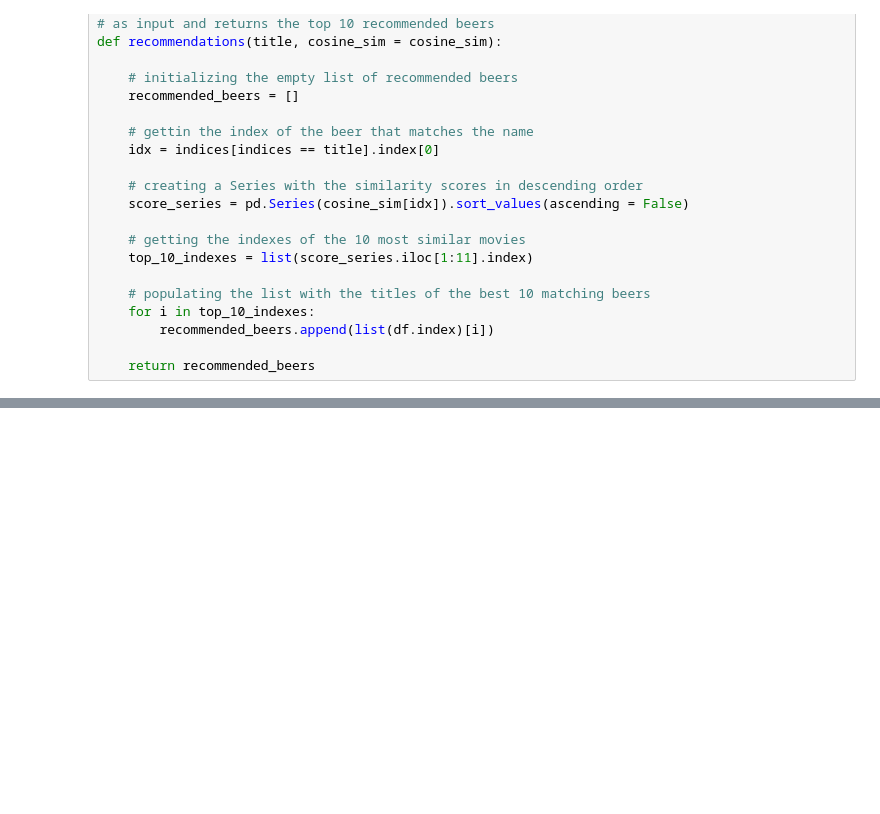
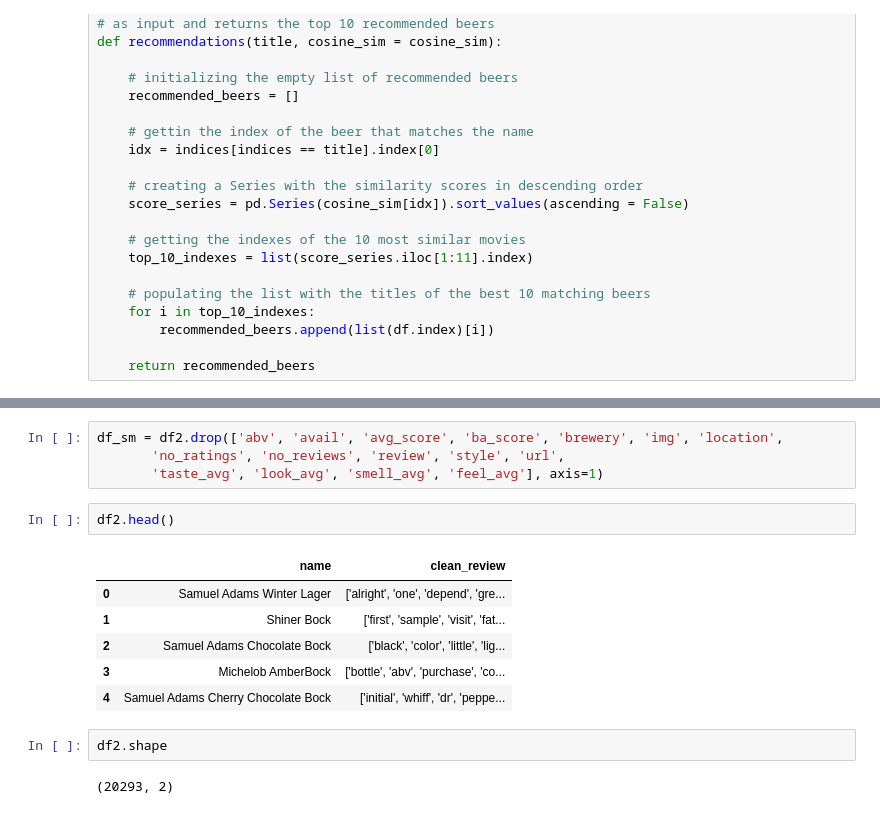
Before and after one commit to ssmithie/beer_recommender, a Jupyter notebook: basic_rec.ipynb, the cells around one changed output, grey strips where cells are left out. Saved outputs shown, nothing was run; the diff lists cells and outputs as text; blank space fills up the shorter version.

```diff
--- a/basic_rec.ipynb
+++ b/basic_rec.ipynb
@@ -264,0 +228,17 @@ ValueError: cannot convert float NaN to integer
+# %%
+df_sm = df2.drop(['abv', 'avail', 'avg_score', 'ba_score', 'brewery', 'img', 'location',
+       'no_ratings', 'no_reviews', 'review', 'style', 'url',
+       'taste_avg', 'look_avg', 'smell_avg', 'feel_avg'], axis=1)
+# %%
+df2.head()
+# %% [output]
+|  | name | clean_review |
+| 0 | Samuel Adams Winter Lager | ['alright', 'one', 'depend', 'gre... |
+| 1 | Shiner Bock | ['first', 'sample', 'visit', 'fat... |
+| 2 | Samuel Adams Chocolate Bock | ['black', 'color', 'little', 'lig... |
+| 3 | Michelob AmberBock | ['bottle', 'abv', 'purchase', 'co... |
+| 4 | Samuel Adams Cherry Chocolate Bock | ['initial', 'whiff', 'dr', 'peppe... |
+# %%
+df2.shape
+# %% [output]
+(20293, 2)
```
Also changed, not shown: parts of 26 cells of this notebook, 2 other files.
